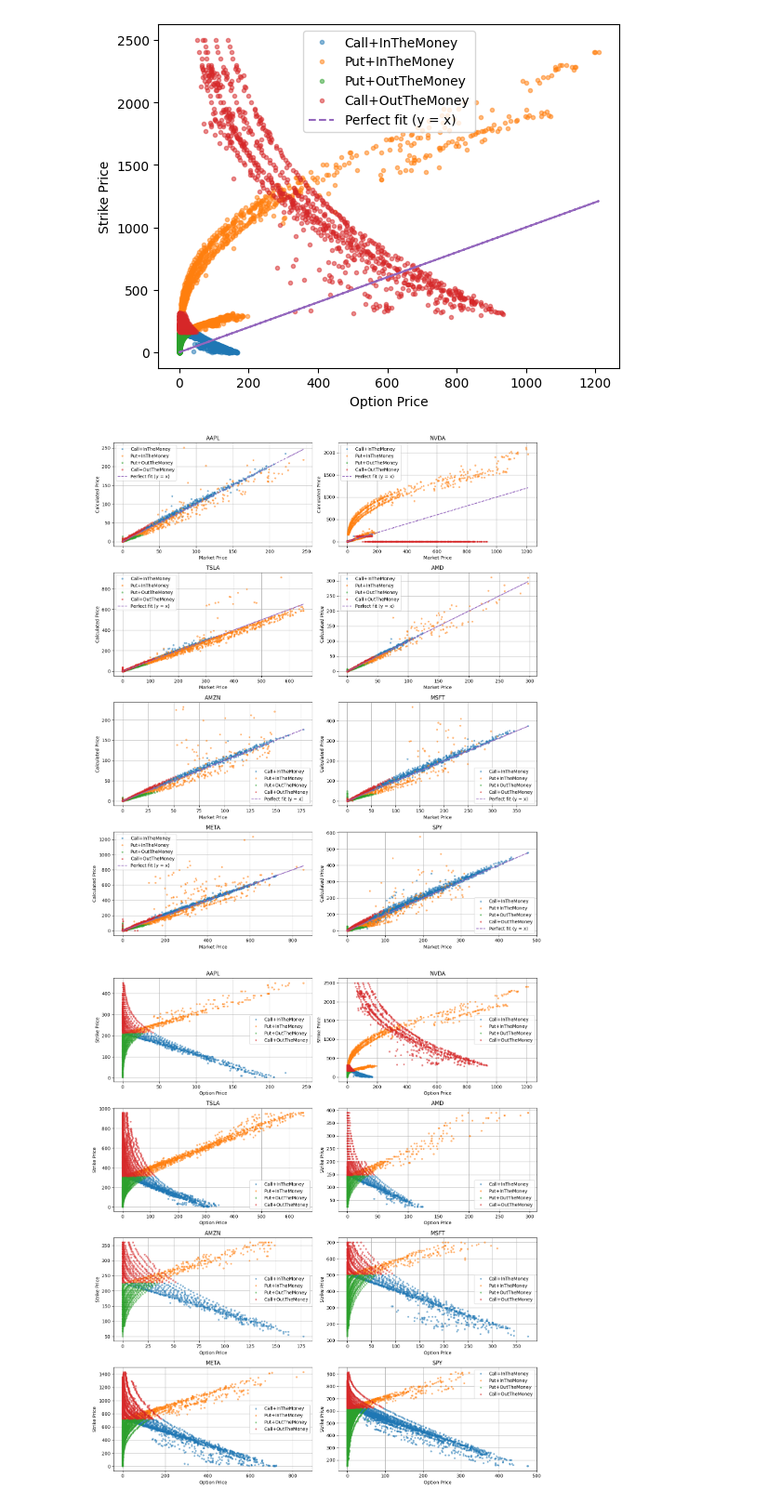
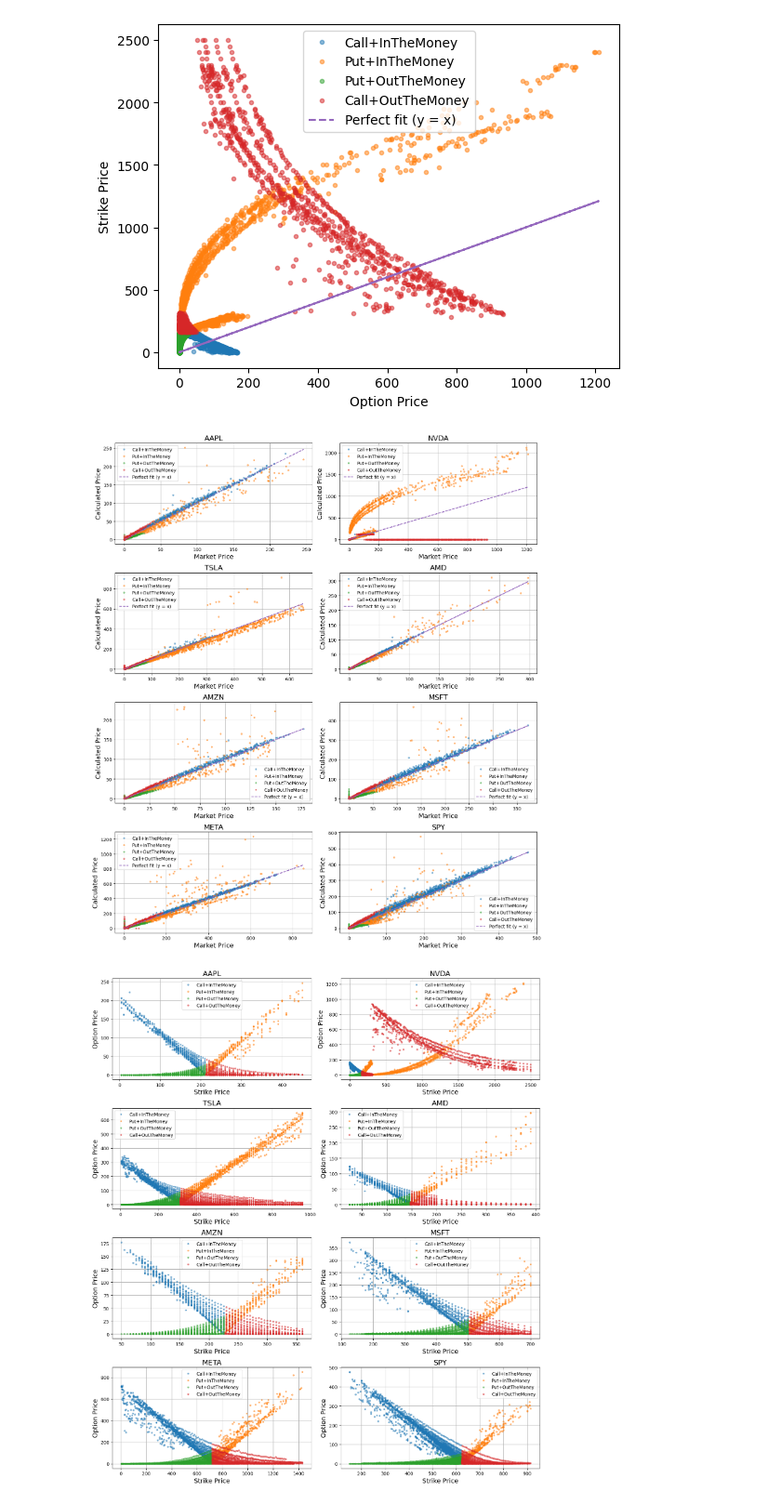
Before and after one commit to haveeshS/OptionPricing-DeepLearning-BlackScholes, a Jupyter notebook: notebooks/test_blackscholes.ipynb, the cells around one changed output. Shown at 93% size. Drawn from its saved outputs; the diff is of its cells as text; code cells hidden in the pictures.

```diff
--- a/notebooks/test_blackscholes.ipynb
+++ b/notebooks/test_blackscholes.ipynb
@@ -478,39 +478,41 @@ for i, ticker in enumerate(tickers):
     ax.plot(stock_options.loc[(stock_options["isCall"] == 0) & (stock_options["inTheMoney"] == 0), "lastPrice"],stock_options.loc[(stock_options["isCall"] == 0) & (stock_options["inTheMoney"] == 0), "calculated_price"],'.',label="Put+OutTheMoney",alpha=0.5)
     ax.plot(stock_options.loc[(stock_options["isCall"] == 1) & (stock_options["inTheMoney"] == 0), "lastPrice"],stock_options.loc[(stock_options["isCall"] == 1) & (stock_options["inTheMoney"] == 0), "calculated_price"],'.',label="Call+OutTheMoney",alpha=0.5)
     ax.plot(stock_options["lastPrice"], stock_options["lastPrice"], "--", label="Perfect fit (y = x)")
-    ax.set_title(f"{ticker}")
-    ax.set_xlabel("Market Price")
-    ax.set_ylabel("Calculated Price")
+    ax.set_title(f"{ticker}", fontsize=16)
+    ax.set_xlabel("Market Price", fontsize=14)
+    ax.set_ylabel("Calculated Price", fontsize=14)
     ax.legend()
     ax.grid(True)
 
 # plt.legend()
 plt.tight_layout()
+plt.savefig("../plots/BS_Market_Comparison_CallsPuts_InOutTheMoney.png")
 # %% [output]
-[figure, old version]
+[figure, new version]
 # %%
 tickers = ["AAPL","NVDA","TSLA","AMD","AMZN","MSFT","META","SPY"]
 
 fig, axes = plt.subplots(4, 2, figsize=(14, 16))
 axes = axes.flatten()  # Flatten to easily index with a loop
 
 for i, ticker in enumerate(tickers):
     ax = axes[i]
 
     stock_options = options_df.loc[options_df["stockTicker"]==ticker]
 
-    ax.plot(stock_options.loc[(stock_options["isCall"] == 1) & (stock_options["inTheMoney"] == 1), "lastPrice"],stock_options.loc[(stock_options["isCall"] == 1) & (stock_options["inTheMoney"] == 1), "strike"],'.',label="Call+InTheMoney",alpha=0.5)
-    ax.plot(stock_options.loc[(stock_options["isCall"] == 0) & (stock_options["inTheMoney"] == 1), "lastPrice"],stock_options.loc[(stock_options["isCall"] == 0) & (stock_options["inTheMoney"] == 1), "strike"],'.',label="Put+InTheMoney",alpha=0.5)
-    ax.plot(stock_options.loc[(stock_options["isCall"] == 0) & (stock_options["inTheMoney"] == 0), "lastPrice"],stock_options.loc[(stock_options["isCall"] == 0) & (stock_options["inTheMoney"] == 0), "strike"],'.',label="Put+OutTheMoney",alpha=0.5)
-    ax.plot(stock_options.loc[(stock_options["isCall"] == 1) & (stock_options["inTheMoney"] == 0), "lastPrice"],stock_options.loc[(stock_options["isCall"] == 1) & (stock_options["inTheMoney"] == 0), "strike"],'.',label="Call+OutTheMoney",alpha=0.5)
+    ax.plot(stock_options.loc[(stock_options["isCall"] == 1) & (stock_options["inTheMoney"] == 1), "strike"],stock_options.loc[(stock_options["isCall"] == 1) & (stock_options["inTheMoney"] == 1), "lastPrice"],'.',label="Call+InTheMoney",alpha=0.5)
+    ax.plot(stock_options.loc[(stock_options["isCall"] == 0) & (stock_options["inTheMoney"] == 1), "strike"],stock_options.loc[(stock_options["isCall"] == 0) & (stock_options["inTheMoney"] == 1), "lastPrice"],'.',label="Put+InTheMoney",alpha=0.5)
+    ax.plot(stock_options.loc[(stock_options["isCall"] == 0) & (stock_options["inTheMoney"] == 0), "strike"],stock_options.loc[(stock_options["isCall"] == 0) & (stock_options["inTheMoney"] == 0), "lastPrice"],'.',label="Put+OutTheMoney",alpha=0.5)
+    ax.plot(stock_options.loc[(stock_options["isCall"] == 1) & (stock_options["inTheMoney"] == 0), "strike"],stock_options.loc[(stock_options["isCall"] == 1) & (stock_options["inTheMoney"] == 0), "lastPrice"],'.',label="Call+OutTheMoney",alpha=0.5)
     # ax.plot(stock_options["lastPrice"], stock_options["lastPrice"], "--", label="Perfect fit (y = x)")
-    ax.set_title(f"{ticker}")
-    ax.set_xlabel("Option Price")
-    ax.set_ylabel("Strike Price")
+    ax.set_title(f"{ticker}", fontsize=16)
+    ax.set_ylabel("Option Price", fontsize=14)
+    ax.set_xlabel("Strike Price", fontsize=14)
     ax.legend()
     ax.grid(True)
 
 # plt.legend()
 plt.tight_layout()
+plt.savefig("../plots/Strike_Option_CallsPuts_InOutTheMoney.png")
 # %% [output]
-[figure, old version]
+[figure, new version]
```
Also changed, not shown: parts of 4 cells of this notebook, 6 other files.
